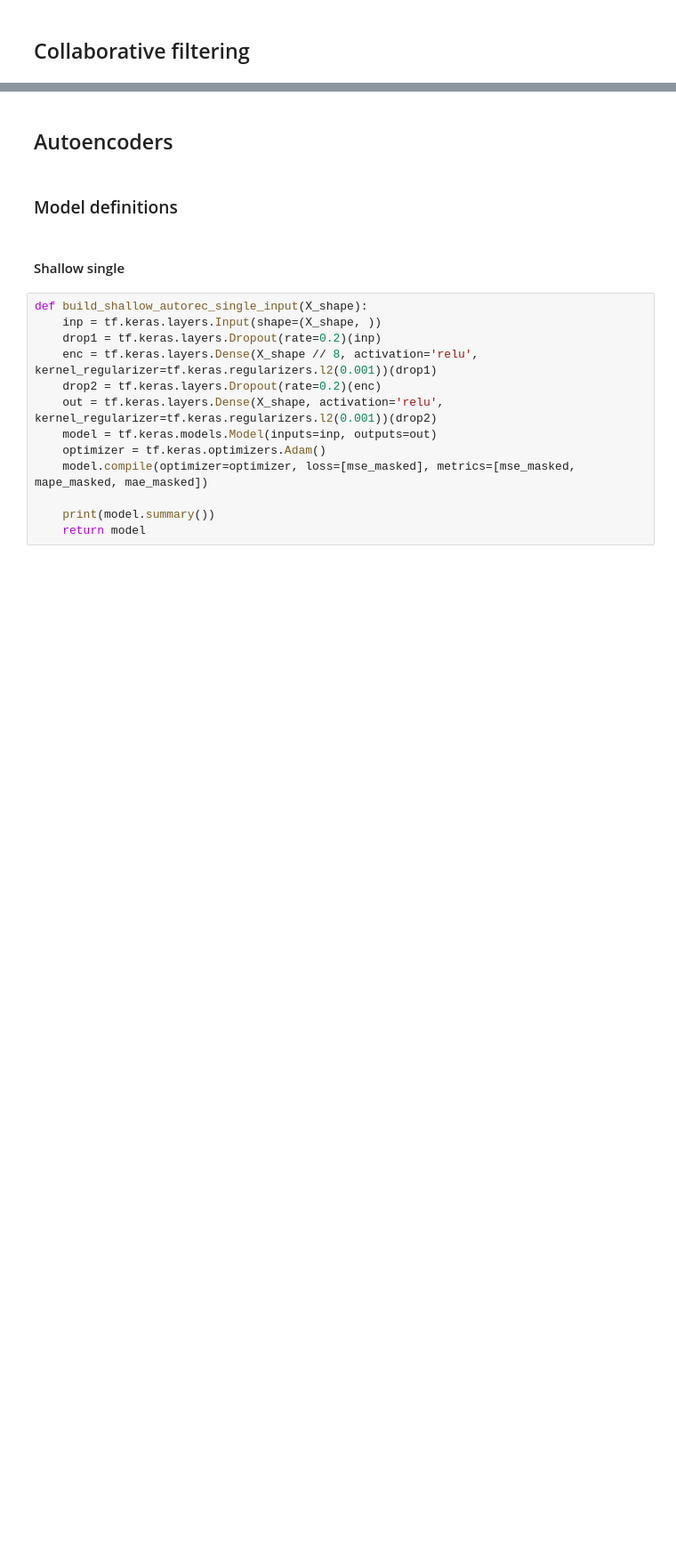
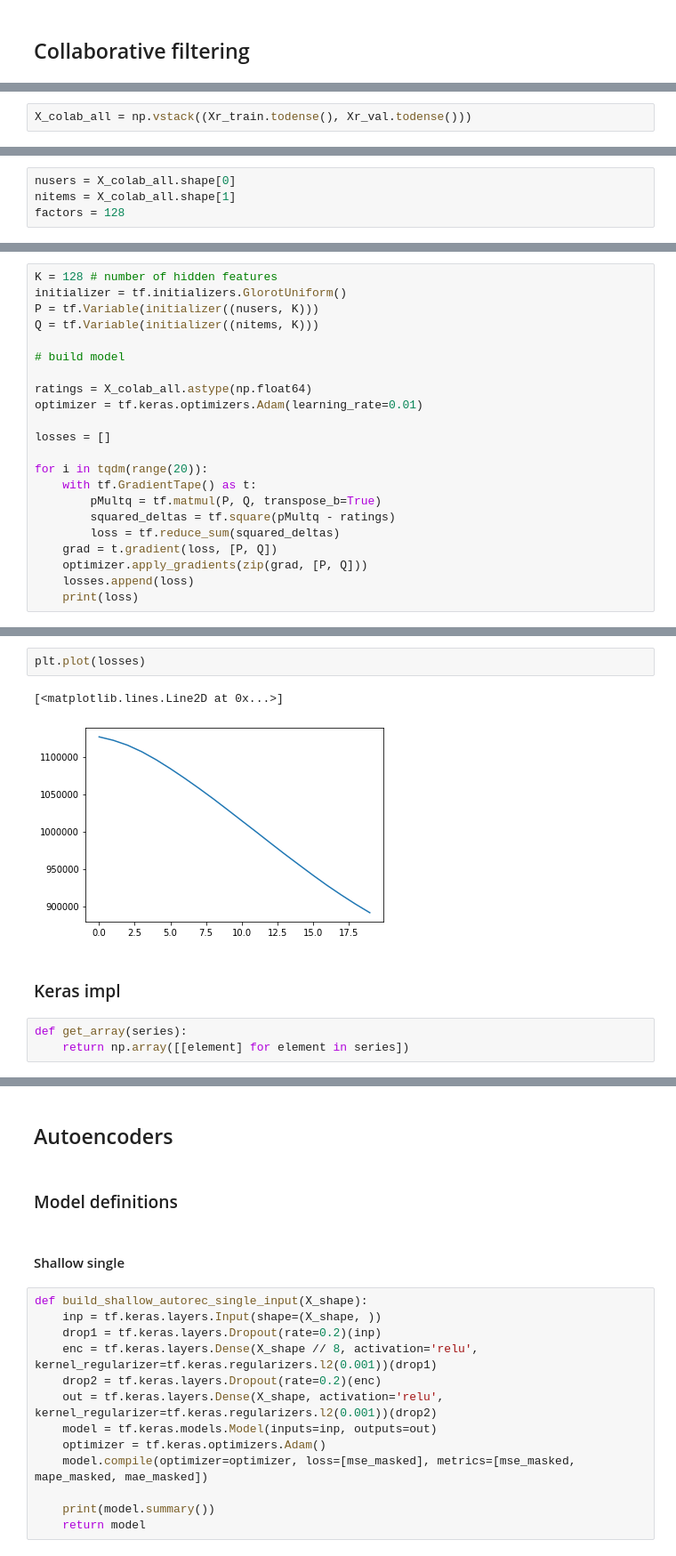
Before and after one commit to maddataanalyst/deepautorec_paper, a Jupyter notebook: notebooks/recommendation_engine_test.ipynb, the cells around one changed output, grey strips where cells are left out. Shown: that part at 89% size. Saved outputs shown, nothing was run; the diff lists cells and outputs as text; blank space fills up the shorter version.

```diff
--- a/notebooks/recommendation_engine_test.ipynb
+++ b/notebooks/recommendation_engine_test.ipynb
@@ -277,0 +308,2 @@ InvalidArgumentError: 2 root error(s) found.
+# %%
+X_colab_all = np.vstack((Xr_train.todense(), Xr_val.todense()))
@@ -277,0 +318,4 @@ InvalidArgumentError: 2 root error(s) found.
+# %%
+nusers = X_colab_all.shape[0]
+nitems = X_colab_all.shape[1]
+factors = 128
@@ -277,0 +324,22 @@ InvalidArgumentError: 2 root error(s) found.
+# %%
+K = 128 # number of hidden features
+initializer = tf.initializers.GlorotUniform()
+P = tf.Variable(initializer((nusers, K)))
+Q = tf.Variable(initializer((nitems, K)))
+
+# build model
+
+ratings = X_colab_all.astype(np.float64)
+optimizer = tf.keras.optimizers.Adam(learning_rate=0.01)
+
+losses = []
+
+for i in tqdm(range(20)):
+    with tf.GradientTape() as t:
+        pMultq = tf.matmul(P, Q, transpose_b=True)
+        squared_deltas = tf.square(pMultq - ratings)
+        loss = tf.reduce_sum(squared_deltas)
+    grad = t.gradient(loss, [P, Q])
+    optimizer.apply_gradients(zip(grad, [P, Q]))
+    losses.append(loss)
+    print(loss)
@@ -277,0 +367,10 @@ InvalidArgumentError: 2 root error(s) found.
+# %%
+plt.plot(losses)
+# %% [output]
+[<matplotlib.lines.Line2D at 0x...>]
+[figure, added]
+# %% [markdown]
+### Keras impl
+# %%
+def get_array(series):
+    return np.array([[element] for element in series])
```
Also changed, not shown: parts of 17 cells of this notebook.
